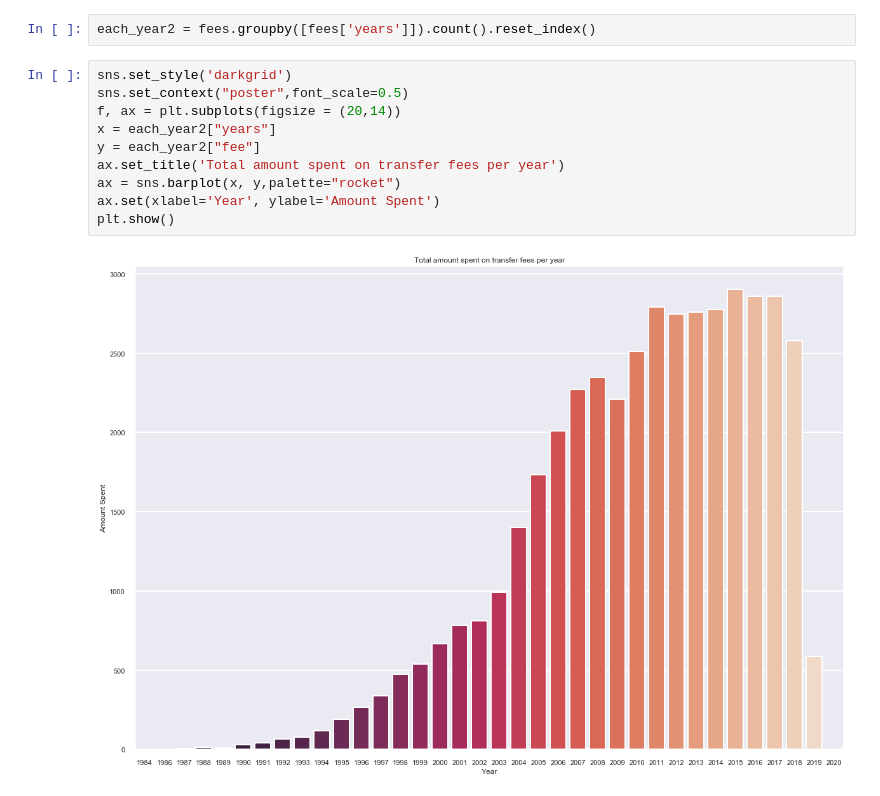
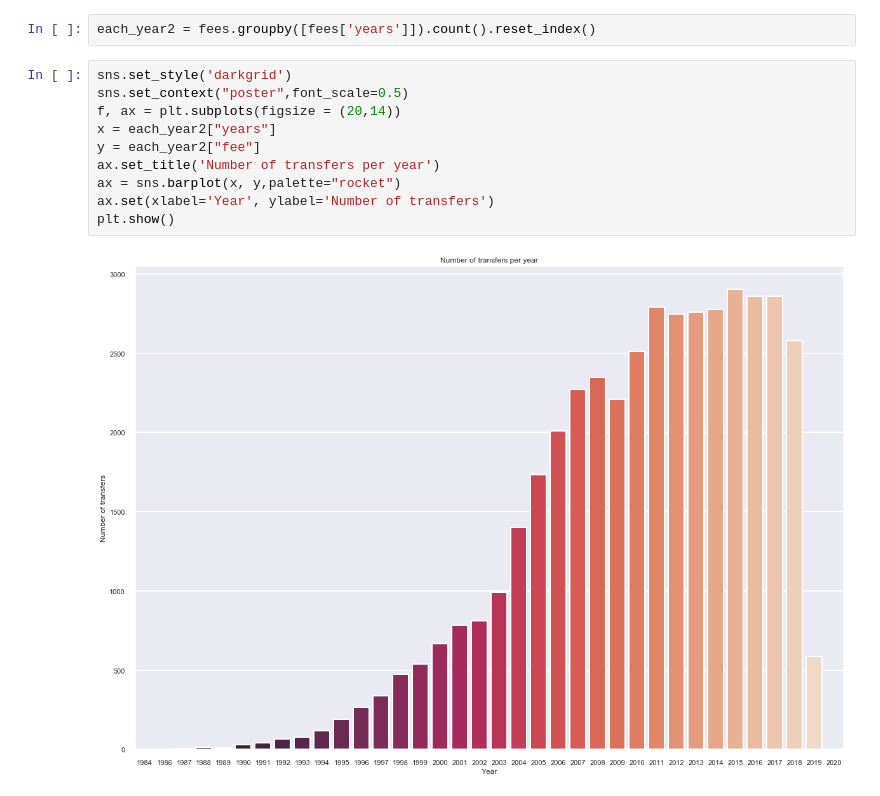
Before and after one commit to Dimitris1121/football_transfers_data_analysis, a Jupyter notebook: Transfers.ipynb, the cells around one changed output. Cells and saved outputs as stored; diff of their text form.

```diff
--- a/Transfers.ipynb
+++ b/Transfers.ipynb
@@ -180,12 +180,12 @@ each_year2 = fees.groupby([fees['years']]).count().reset_index()
 # %%
 sns.set_style('darkgrid')
 sns.set_context("poster",font_scale=0.5)
 f, ax = plt.subplots(figsize = (20,14))
 x = each_year2["years"]
 y = each_year2["fee"]
-ax.set_title('Total amount spent on transfer fees per year')
+ax.set_title('Number of transfers per year')
 ax = sns.barplot(x, y,palette="rocket")
-ax.set(xlabel='Year', ylabel='Amount Spent')
+ax.set(xlabel='Year', ylabel='Number of transfers')
 plt.show()
 # %% [output]
-[figure, old version]
+[figure, new version]
```
Also changed, not shown: parts of 1 cell of this notebook.
